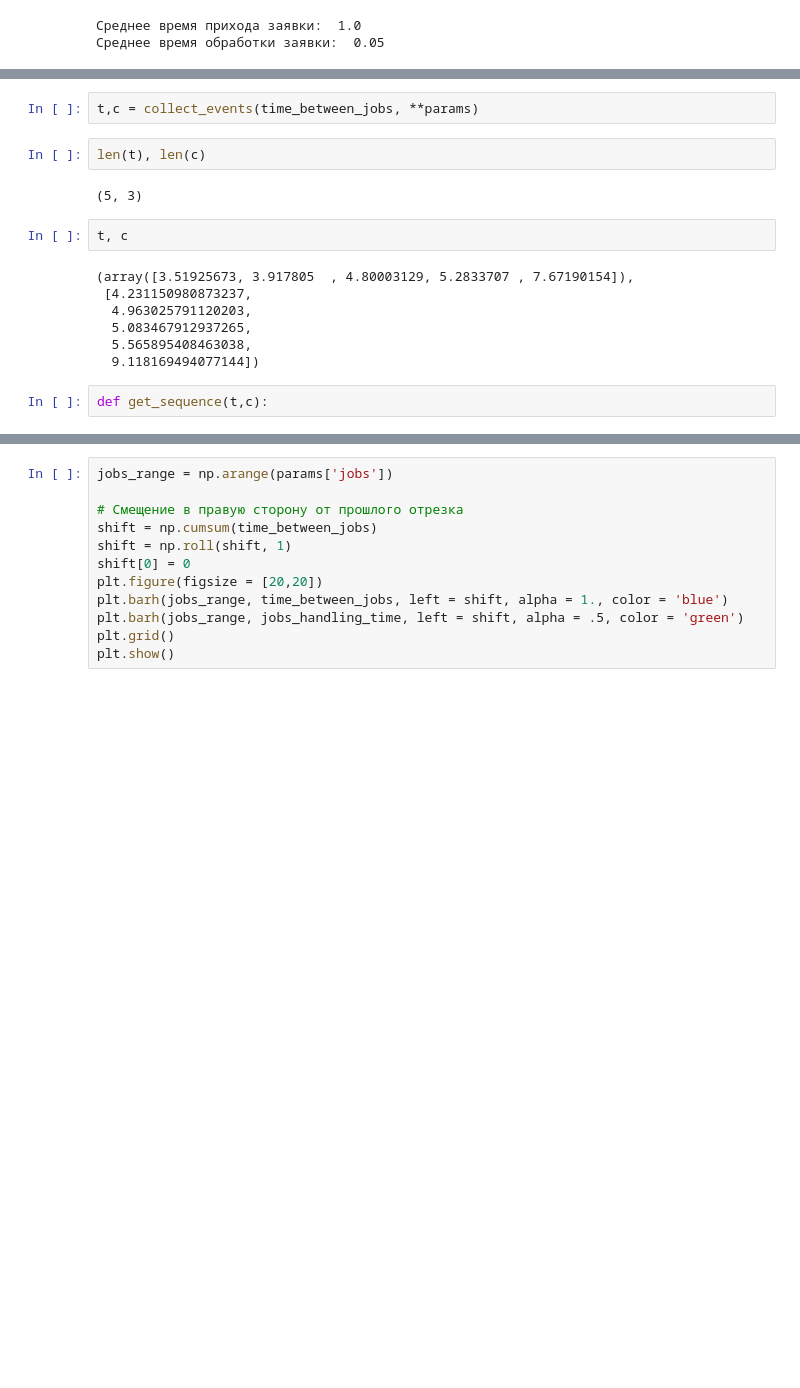
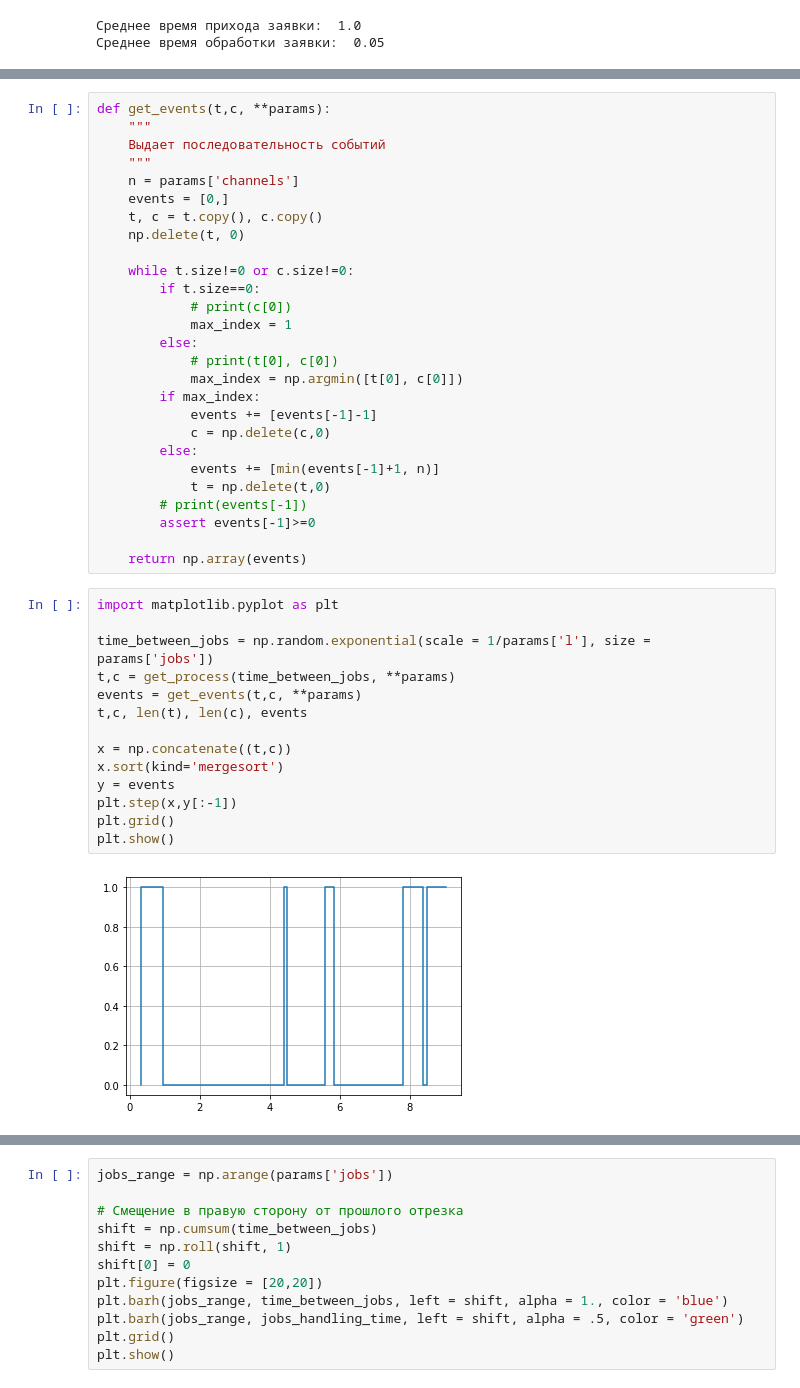
Before and after one commit to georgechaikin/Queueing-system, a Jupyter notebook: discrete-event-simulation.ipynb, the cells around one changed output, grey strips where cells are left out. Drawn from its saved outputs; the diff is of its cells as text; blank space fills up the shorter version.

Commit message:
discrete event simulation modified
plots for step functions were added

```diff
--- a/discrete-event-simulation.ipynb
+++ b/discrete-event-simulation.ipynb
@@ -96,20 +93,46 @@ def collect_events(time_between_events, **params):
-# %%
-t,c = collect_events(time_between_jobs, **params)
-# %%
-len(t), len(c)
-# %% [output]
-(5, 3)
-# %%
-t, c
-# %% [output]
-(array([3.51925673, 3.917805  , 4.80003129, 5.2833707 , 7.67190154]),
- [4.231150980873237,
-  4.963025791120203,
-  5.083467912937265,
-  5.565895408463038,
-  9.118169494077144])
 # %%
-def get_sequence(t,c):
+def get_events(t,c, **params):
+    """
+    Выдает последовательность событий
+    """
+    n = params['channels']
+    events = [0,]
+    t, c = t.copy(), c.copy()
+    np.delete(t, 0)
+
+    while t.size!=0 or c.size!=0:
+        if t.size==0:
+            # print(c[0])
+            max_index = 1
+        else:
+            # print(t[0], c[0])
+            max_index = np.argmin([t[0], c[0]])
+        if max_index:
+            events += [events[-1]-1]
+            c = np.delete(c,0)
+        else:
+            events += [min(events[-1]+1, n)]
+            t = np.delete(t,0)
+        # print(events[-1])
+        assert events[-1]>=0
+
+    return np.array(events)
+# %%
+import matplotlib.pyplot as plt
+
+time_between_jobs = np.random.exponential(scale = 1/params['l'], size = params['jobs'])
+t,c = get_process(time_between_jobs, **params)
+events = get_events(t,c, **params)
+t,c, len(t), len(c), events
+
+x = np.concatenate((t,c))
+x.sort(kind='mergesort')
+y = events
+plt.step(x,y[:-1])
+plt.grid()
+plt.show()
+# %% [output]
+[figure, added]
 # %%
 jobs_range = np.arange(params['jobs'])
 
```
Also changed, not shown: parts of 4 cells of this notebook.
